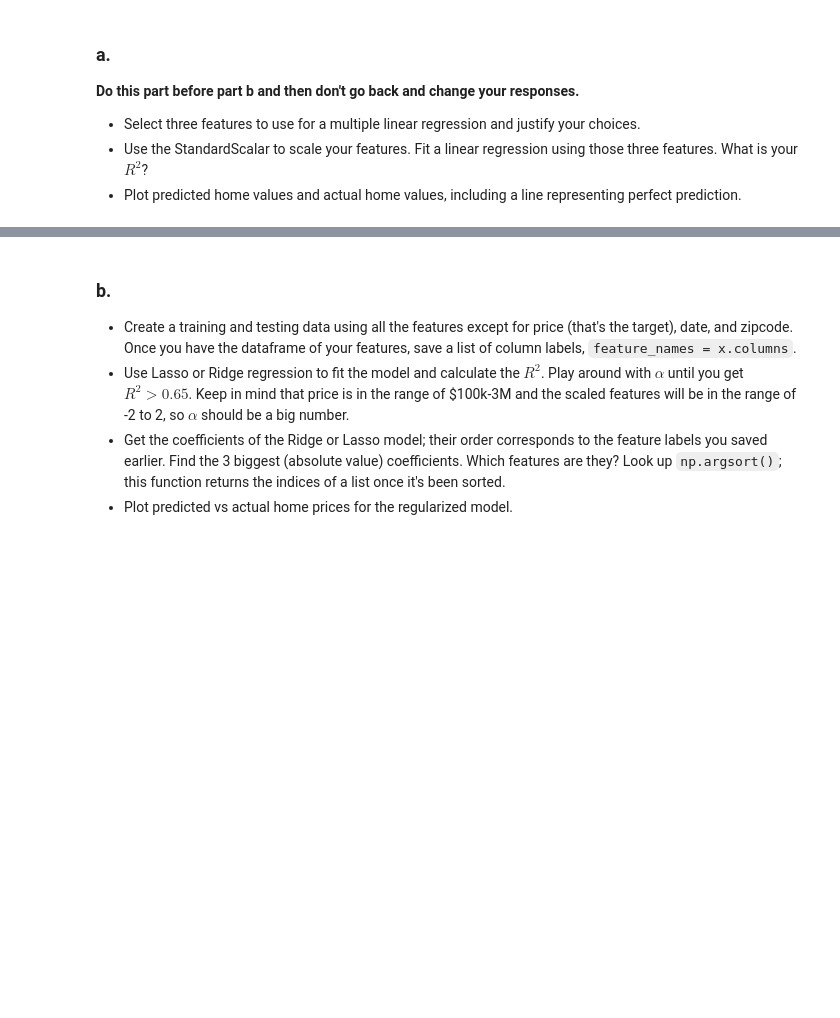
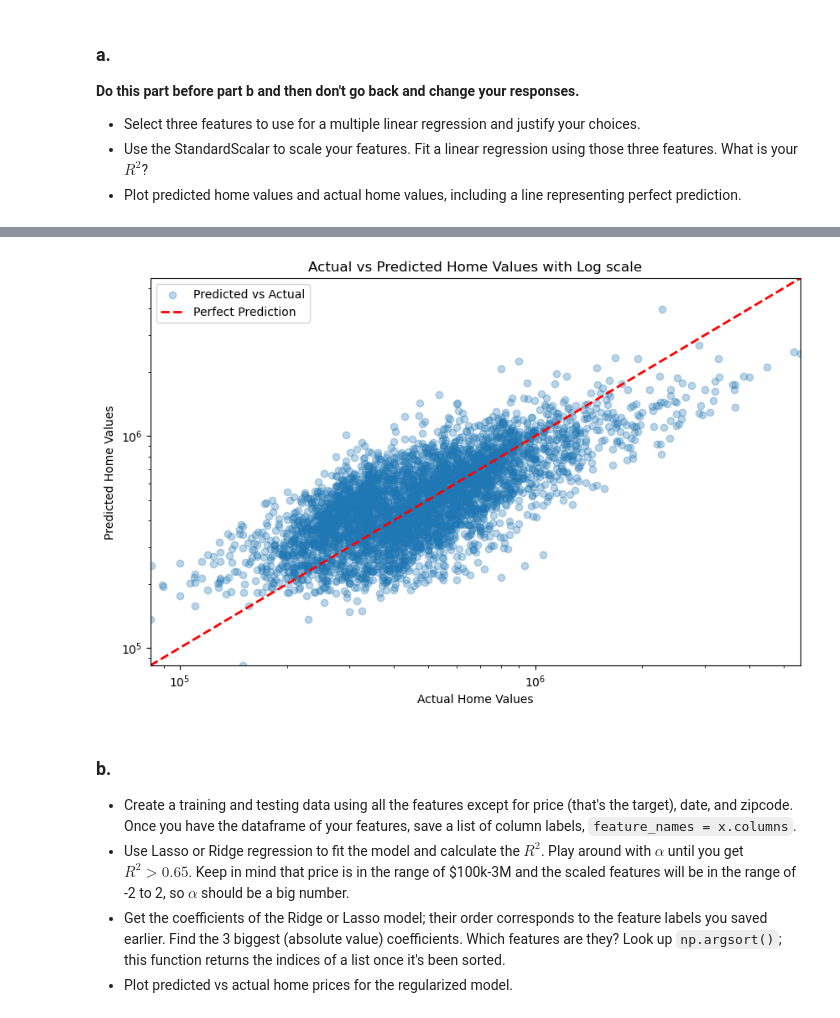
Before and after one commit to GettysburgDataScience/ps1-linear-regression-Andry-Arthur, a Jupyter notebook: PS1.ipynb, the cells around one changed output, grey strips where cells are left out. Saved outputs shown, nothing was run; the diff lists cells and outputs as text; code cells hidden in the pictures; blank space fills up the shorter version.

````diff
--- a/PS1.ipynb
+++ b/PS1.ipynb
@@ -218,3 +308,18 @@ Which features are you using and why?
+# %%
+plt.figure(figsize=(10, 6))
+plt.scatter(y_test, y_pred_test, alpha=0.3, label='Predicted vs Actual')
+plt.plot([y_test.min(), y_test.max()], [y_test.min(), y_test.max()], 'r--', lw=2, label='Perfect Prediction')
+plt.xlabel('Actual Home Values')
+plt.ylabel('Predicted Home Values')
+plt.title('Actual vs Predicted Home Values with Log scale')
+plt.legend()
+plt.xscale('log')
+plt.yscale('log')
+plt.xlim([y_test.min(), y_test.max()])
+plt.ylim([y_test.min(), y_test.max()])
+plt.show()
+# %% [output]
+[figure, added]
 # %% [markdown]
 ### b.
 - Create a training and testing data using all the features except for price (that's the target), date, and zipcode. Once you have the dataframe of your features, save a list of column labels, ```feature_names = x.columns```.
````
Also changed, not shown: parts of 26 cells of this notebook.
